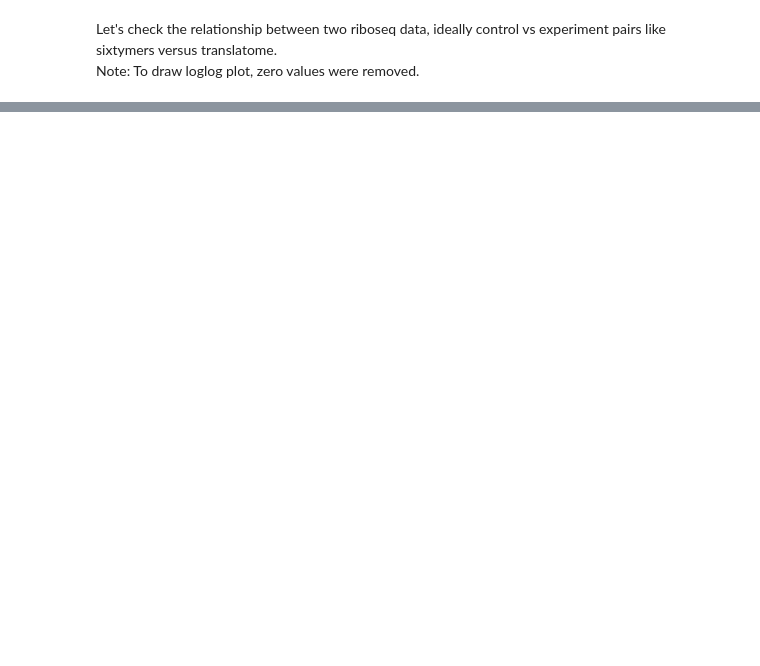
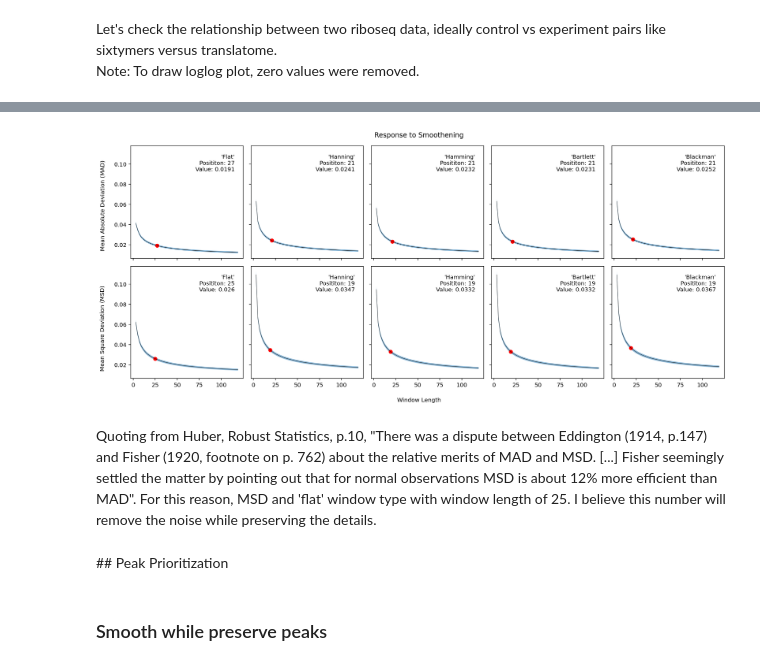
Before and after one commit to inecik/RiboSeqAnalysis, a Jupyter notebook: jupyter_server/ribosome_stalling_sites.ipynb, the cells around one changed output, grey strips where cells are left out. Cells and saved outputs as stored; diff of their text form; code cells hidden in the pictures; blank space fills up the shorter version.

```diff
--- a/jupyter_server/ribosome_stalling_sites.ipynb
+++ b/jupyter_server/ribosome_stalling_sites.ipynb
@@ -111,0 +146,36 @@ array([5373910., 6294791.])
+# %%
+from kneed import KneeLocator
+fig, ax = plt.subplots(2,5, figsize=(15, 6), sharex=True, sharey=True, constrained_layout=True)
+plt.suptitle("Response to Smoothening", y=1.05, )
+x_data = window_range
+x_labels = ["Mean Absolute Deviation (MAD)", "Mean Square Deviation (MSD)"]
+CONFIDENCE = 0.999
+for j, the_one in enumerate([all_mad, all_msd]):
+    for k, window in enumerate(window_types):
+        arr = np.array(the_one[k])
+        # Statistics
+        std_dev = np.nanstd(arr, axis=0)
+        y_data = np.nanmean(arr, axis=0)
+        se = np.array(stats.sem(arr, nan_policy='omit')) # standard error
+        n = len(arr) - np.sum(np.isnan(arr), axis=0)
+        ci_l, ci_h = stats.t.interval(CONFIDENCE, n-1, loc=y_data, scale=se)
+        # Find elbow
+        kn = KneeLocator(x_data, y_data, curve='convex', direction='decreasing')
+        knee_y = y_data[list(x_data).index(kn.knee)]
+        # Plot
+        ax[j][k].plot(x_data, y_data, linewidth=0.5, color="black")
+        ax[j][k].fill_between(x_data, ci_l, ci_h, alpha=0.5)
+        ax[j][k].scatter(kn.knee, knee_y, color="red")
+        ax[j][k].text(0.925, 0.925, f"'{window.capitalize()}'\nPosititon: {kn.knee}\nValue: {round(knee_y,4)}", transform=ax[j][k].transAxes, verticalalignment='top', horizontalalignment="right", alpha=1)
+fig.text(0.5, - 0.05, 'Window Length', ha='center')
+fig.text(-0.02, 0.75, x_labels[0], va='center', rotation='vertical')
+fig.text(-0.02, 0.25, x_labels[1], va='center', rotation='vertical')
+plt.show()
+# %% [output]
+[figure, added]
+# %% [markdown]
+Quoting from Huber, Robust Statistics, p.10, "There was a dispute between Eddington (1914, p.147) and Fisher (1920, footnote on p. 762) about the relative merits of MAD and MSD. [...] Fisher seemingly settled the matter by pointing out that for normal observations MSD is about 12% more efficient than MAD". For this reason, MSD and 'flat' window type with window length of 25. I believe this number will remove the noise while preserving the details.
+# %% [markdown]
+## Peak Prioritization
+# %% [markdown]
+### Smooth while preserve peaks
```
Also changed, not shown: parts of 24 cells of this notebook, 1 other file.
